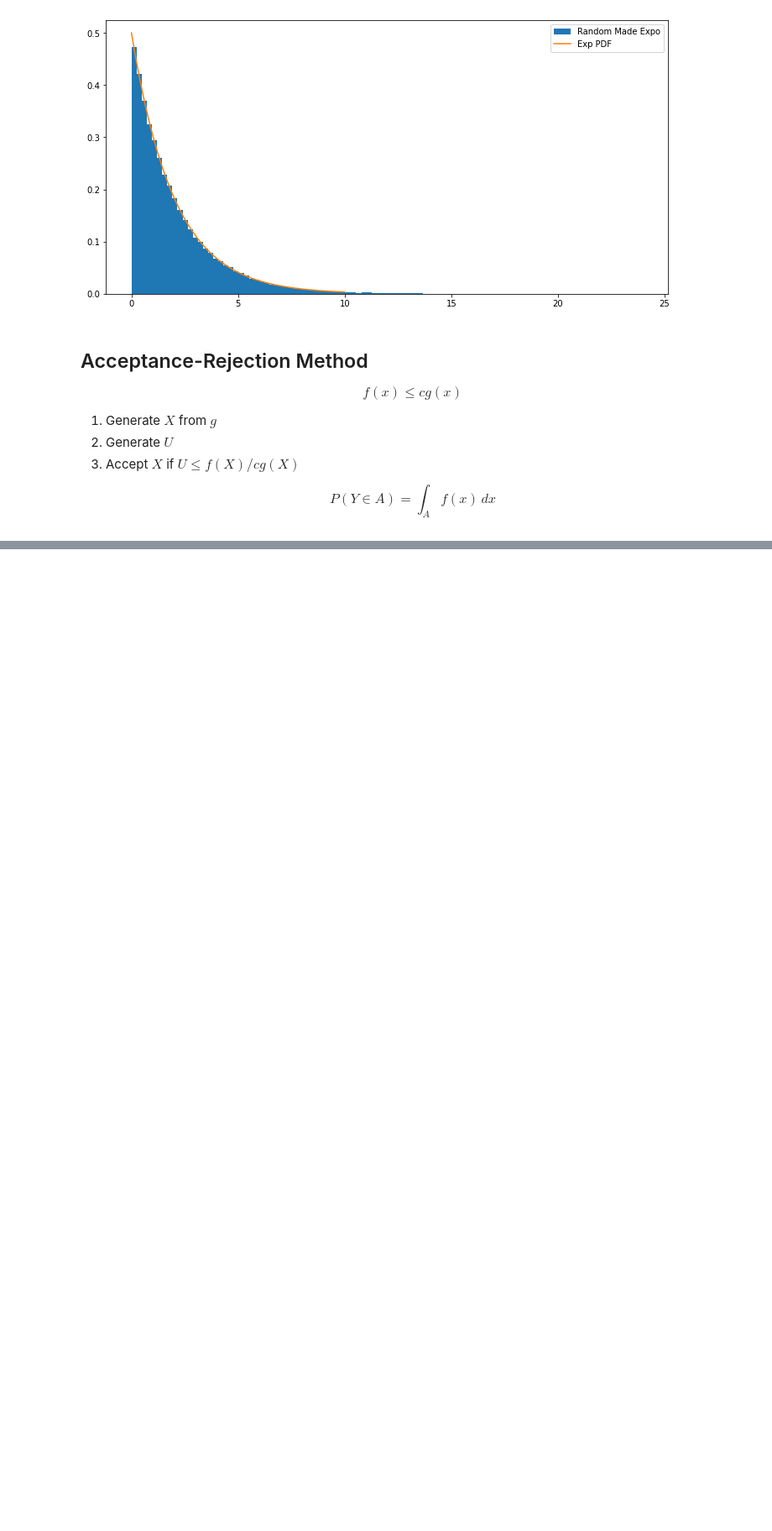
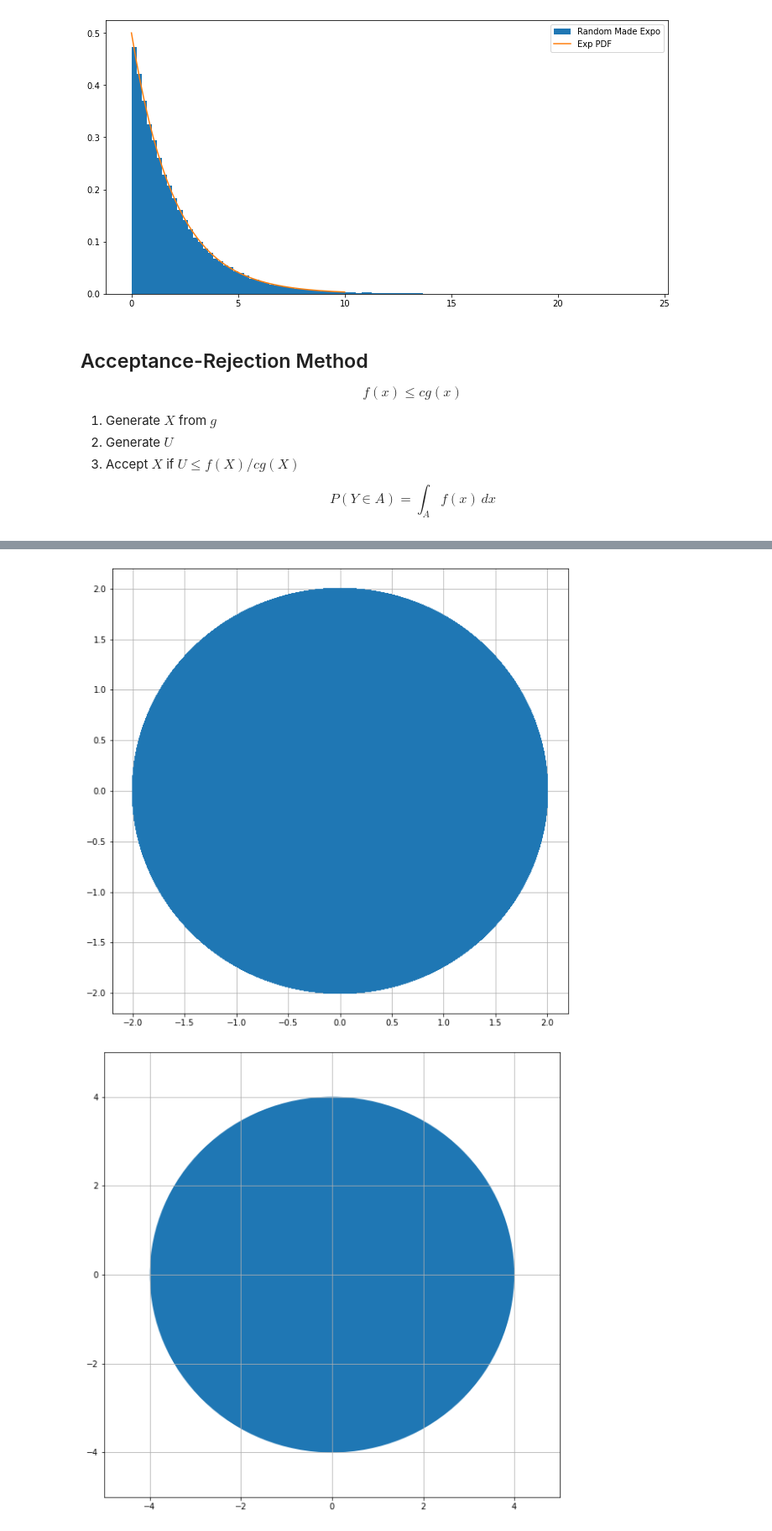
Before and after one commit to MalrangQuant/Simulation_Lecture, a Jupyter notebook: Inverse_Method.ipynb, the cells around one changed output, grey strips where cells are left out. Shown: that part at 84% size. Cells and saved outputs as stored; diff of their text form; code cells hidden in the pictures; blank space fills up the shorter version.

```diff
--- a/Inverse_Method.ipynb
+++ b/Inverse_Method.ipynb
@@ -142,0 +142,48 @@ u1[u2<=ar_func(u1)]
+# %%
+def R (u):
+    return -2 * np.log(u)
+
+def V (u):
+    return 2 * np.pi * u
+
+def Z1 (r, v):
+    return np.sqrt(r) * np.cos(v)
+
+def Z2 (r, v):
+    return np.sqrt(r) * np.sin(v)
+# %%
+z1_list = []
+z2_list = []
+
+while True:
+
+    if len(z1_list) != 100000:
+
+        u1 = random.random()
+        u2 = random.random()
+
+        v = V(u2)
+        r = R(u1)
+
+        z1_list.append(Z1(4, v))
+        z2_list.append(Z2(4, v))
+    else:
+        break
+
+
+plt.rcParams['figure.figsize'] = (10,10)
+
+plt.plot(z1_list, z2_list)
+plt.grid()
+fig, ax = plt.subplots()
+
+ax.add_patch(
+    patches.Circle((0,0), 4)
+)
+ax.set_xlim(-5,5)
+ax.set_ylim(-5,5)
+
+plt.grid()
+# %% [output]
+[figure, added]
+[figure, added]
```
Also changed, not shown: parts of 17 cells of this notebook.
